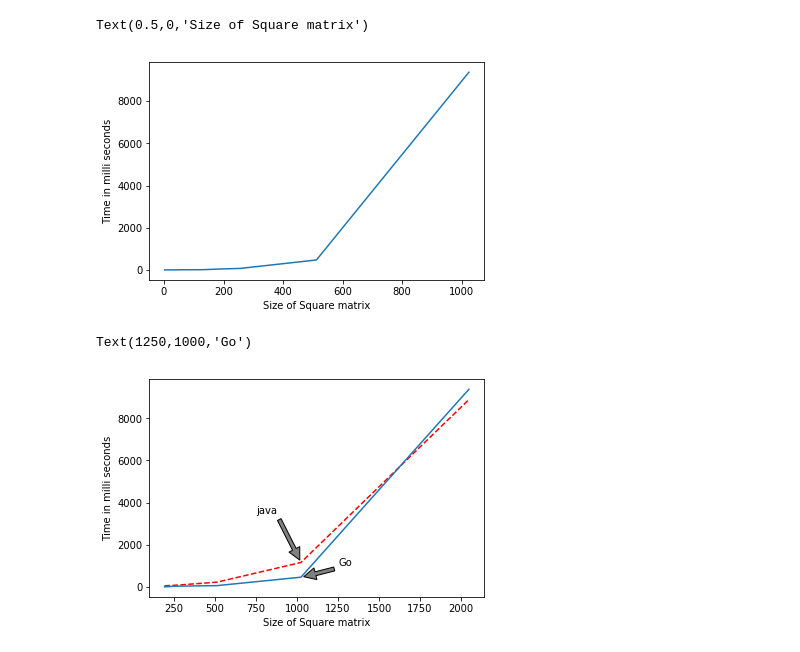
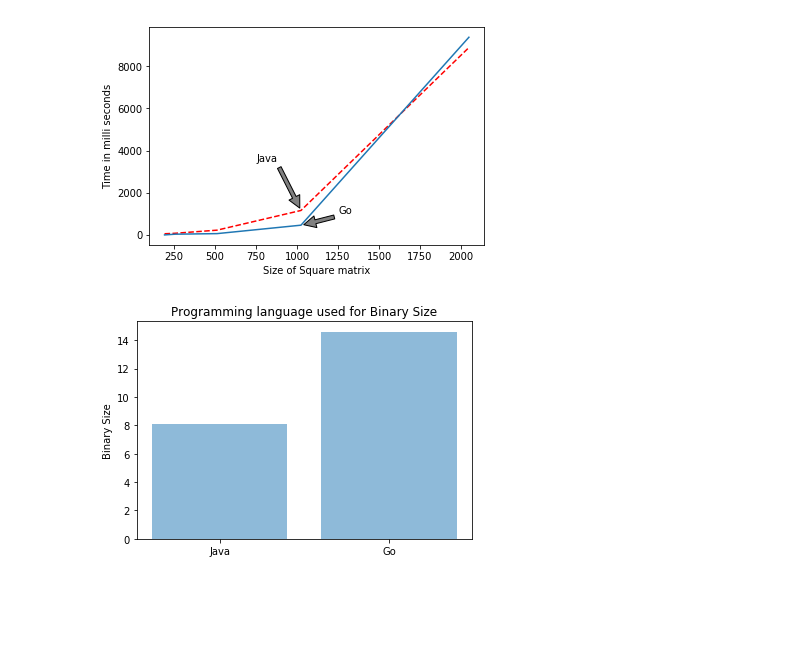
Before and after one commit to abhinavpy/SE-Mini-Project-Spring-2019, a Jupyter notebook: Graphs_Experimental.ipynb, the cells around one changed output. Drawn from its saved outputs; the diff is of its cells as text; code cells hidden in the pictures; blank space fills up the shorter version.

Commit message:
Graphs added

```diff
--- a/Graphs_Experimental.ipynb
+++ b/Graphs_Experimental.ipynb
@@ -48,23 +1,32 @@ Text(0.5,0,'Size of Square matrix')
-# %%
-plt.plot([2, 4, 8, 16, 32, 64, 128, 192, 256, 512, 1024, 2048], [0.063926, 0.133739, 0.531205, 1.075987, 1.14188, 7.780148, 9.859185, 44.17086, 71.11728, 470.755658, 9370.37895])
-plt.ylabel('Time in milli seconds')
-plt.xlabel('Size of Square matrix')
-# %% [output]
-Text(0.5,0,'Size of Square matrix')
-[figure, removed]
 # %%
 # Standard Benchmarks for Runtime Analysis under concurrent programming.
 # Final Graph
+import matplotlib.pyplot as plt
 plt.plot([192, 256, 512, 1024, 2048], [64.8, 87.2, 235.2, 1168, 8882], 'r--')
 plt.plot([192, 256, 512, 1024, 2048], [9.859185, 44.17086, 71.11728, 470.755658, 9370.37895])
 plt.ylabel('Time in milli seconds')
 plt.xlabel('Size of Square matrix')
-plt.annotate('java', xy=(1024, 1168), xytext=(750, 3500),
+plt.annotate('Java', xy=(1024, 1168), xytext=(750, 3500),
             arrowprops=dict(facecolor='grey', shrink=0.05),
             )
 plt.annotate('Go', xy=(1030, 470.755), xytext=(1250, 1000),
             arrowprops=dict(facecolor='grey', shrink=0.05),
             )
+plt.savefig('/home/user/Desktop/concurrency_analysis.png')
 # %% [output]
-Text(1250,1000,'Go')
 [figure]
+# %%
+# Binary Size Analysis Graph
+import matplotlib.pyplot as plt
+import numpy as np
+objects = ('Java', 'Go')
+y_pos = np.arange(len(objects))
+performance = [8.1, 14.6]
+plt.bar(y_pos, performance, align='center', alpha=0.5)
+plt.xticks(y_pos, objects)
+plt.ylabel('Binary Size')
+plt.title('Programming language used for Binary Size')
+plt.savefig('binary_size.png')
+plt.show()
+# %% [output]
+[figure, added]
```
Also changed, not shown: parts of 19 cells of this notebook, 12 other files.
